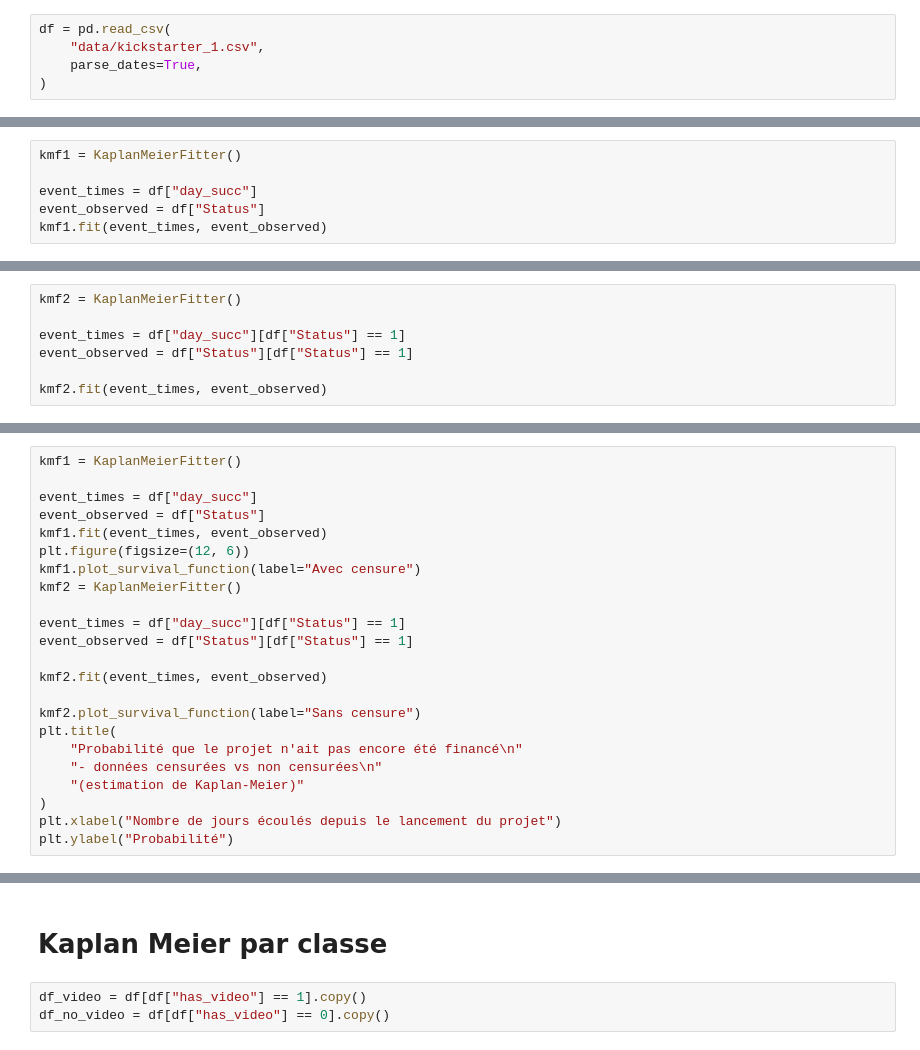
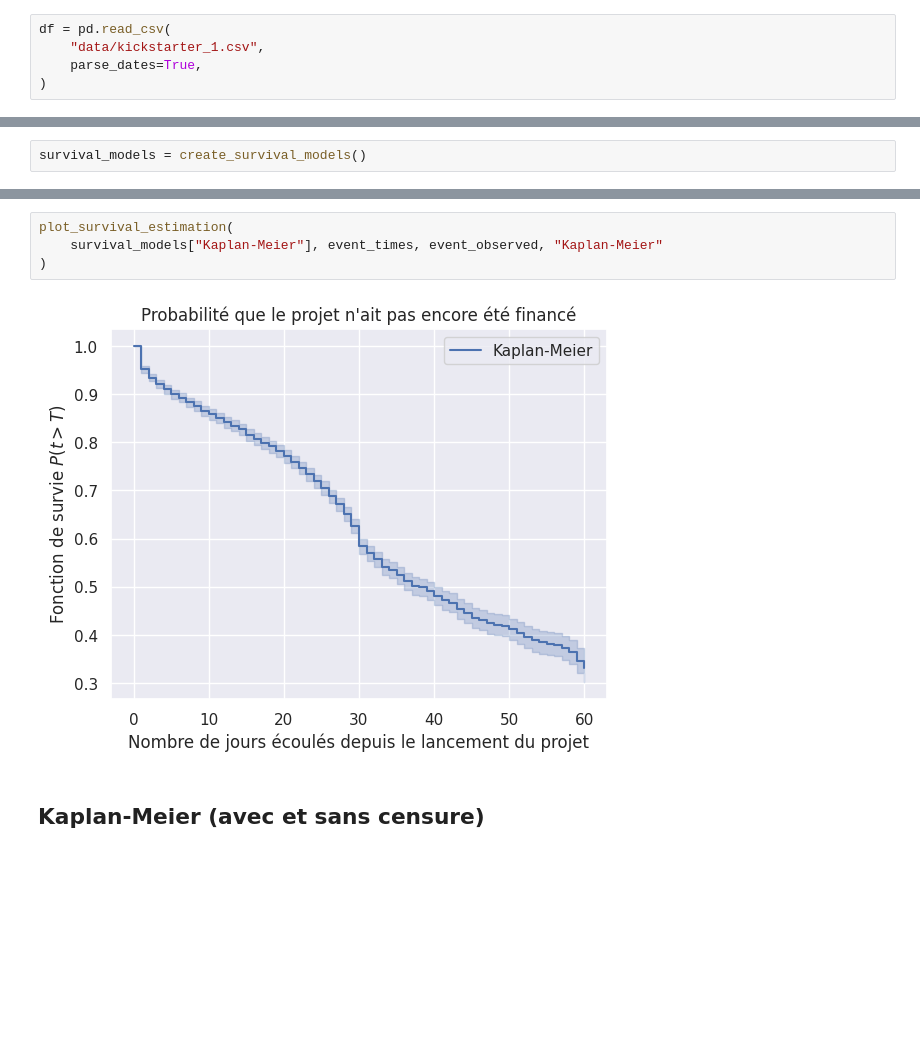
Before and after one commit to Ab2nour/kickstarter-project-analysis, a Jupyter notebook: src/notebooks/non_parametric_estimation.ipynb, the cells around one changed output, grey strips where cells are left out. Cells and saved outputs as stored; diff of their text form; blank space fills up the shorter version.

```diff
--- a/src/notebooks/non_parametric_estimation.ipynb
+++ b/src/notebooks/non_parametric_estimation.ipynb
@@ -18 +41,3 @@ df = pd.read_csv(
+# %%
+survival_models = create_survival_models()
 # %% [markdown]
@@ -25,6 +44,0 @@ sns.histplot(df["day_succ"])
-# %%
-kmf1 = KaplanMeierFitter()
-
-event_times = df["day_succ"]
-event_observed = df["Status"]
-kmf1.fit(event_times, event_observed)
@@ -45,7 +44,0 @@ Text(0, 0.5, "Probabilité que le projet n'ait pas encore été financé")
-# %%
-kmf2 = KaplanMeierFitter()
-
-event_times = df["day_succ"][df["Status"] == 1]
-event_observed = df["Status"][df["Status"] == 1]
-
-kmf2.fit(event_times, event_observed)
@@ -66,23 +44,0 @@ Text(0, 0.5, 'Probabilité')
-# %%
-kmf1 = KaplanMeierFitter()
-
-event_times = df["day_succ"]
-event_observed = df["Status"]
-kmf1.fit(event_times, event_observed)
-plt.figure(figsize=(12, 6))
-kmf1.plot_survival_function(label="Avec censure")
-kmf2 = KaplanMeierFitter()
-
-event_times = df["day_succ"][df["Status"] == 1]
-event_observed = df["Status"][df["Status"] == 1]
-
-kmf2.fit(event_times, event_observed)
-
-kmf2.plot_survival_function(label="Sans censure")
-plt.title(
-    "Probabilité que le projet n'ait pas encore été financé\n"
-    "- données censurées vs non censurées\n"
-    "(estimation de Kaplan-Meier)"
-)
-plt.xlabel("Nombre de jours écoulés depuis le lancement du projet")
-plt.ylabel("Probabilité")
@@ -92,5 +45,8 @@ Text(0, 0.5, 'Probabilité')
+# %%
+plot_survival_estimation(
+    survival_models["Kaplan-Meier"], event_times, event_observed, "Kaplan-Meier"
+)
+# %% [output]
+[figure, added]
 # %% [markdown]
-# Kaplan Meier par classe
+## Kaplan-Meier (avec et sans censure)
-# %%
-df_video = df[df["has_video"] == 1].copy()
-df_no_video = df[df["has_video"] == 0].copy()
```
Also changed, not shown: parts of 26 cells of this notebook, 1 other file.
